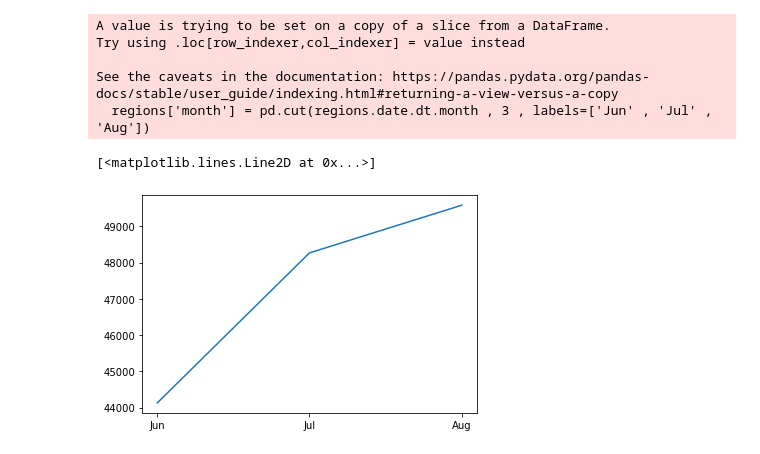
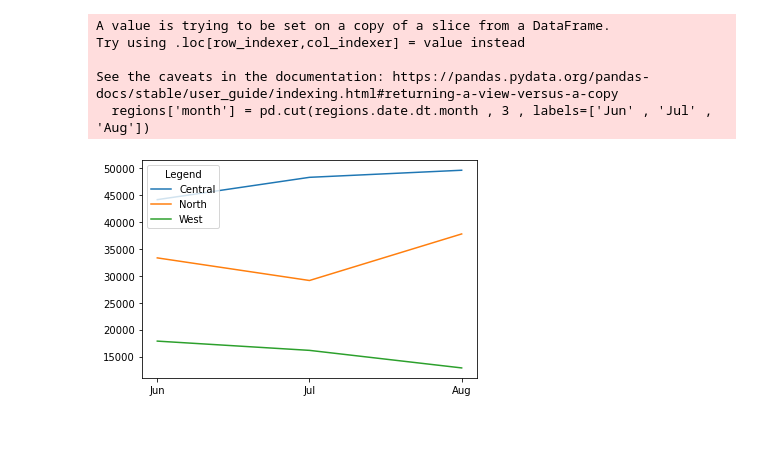
Before and after one commit to awesomepack/Reporting_on_Sales_Data, a Jupyter notebook: Analysis.ipynb, the cells around one changed output. Drawn from its saved outputs; the diff is of its cells as text; code cells hidden in the pictures.

Commit message:
Added descriptive legend labels| Legend overlaps with a line, need to format

```diff
--- a/Analysis.ipynb
+++ b/Analysis.ipynb
@@ -201,8 +201,11 @@ See the caveats in the documentation: https://pandas.pydata.org/pandas-docs/stab
 # %%
 import matplotlib.pyplot as plt
 # create a line plot for each region
+region_mapper = ['Central', 'North', 'West'] #List of region names with matching index of monthly_totals
 fig, ax = plt.subplots()
-ax.plot(monthly_totals[0])
+for regions in range(0, len(monthly_totals)):
+
+    ax.plot(monthly_totals[regions], label = region_mapper[regions])
+    ax.legend(facecolor = 'white', title = 'Legend',loc = 'upper left')
 # %% [output]
-[<matplotlib.lines.Line2D at 0x...>]
-[figure, old version]
+[figure, new version]
```
